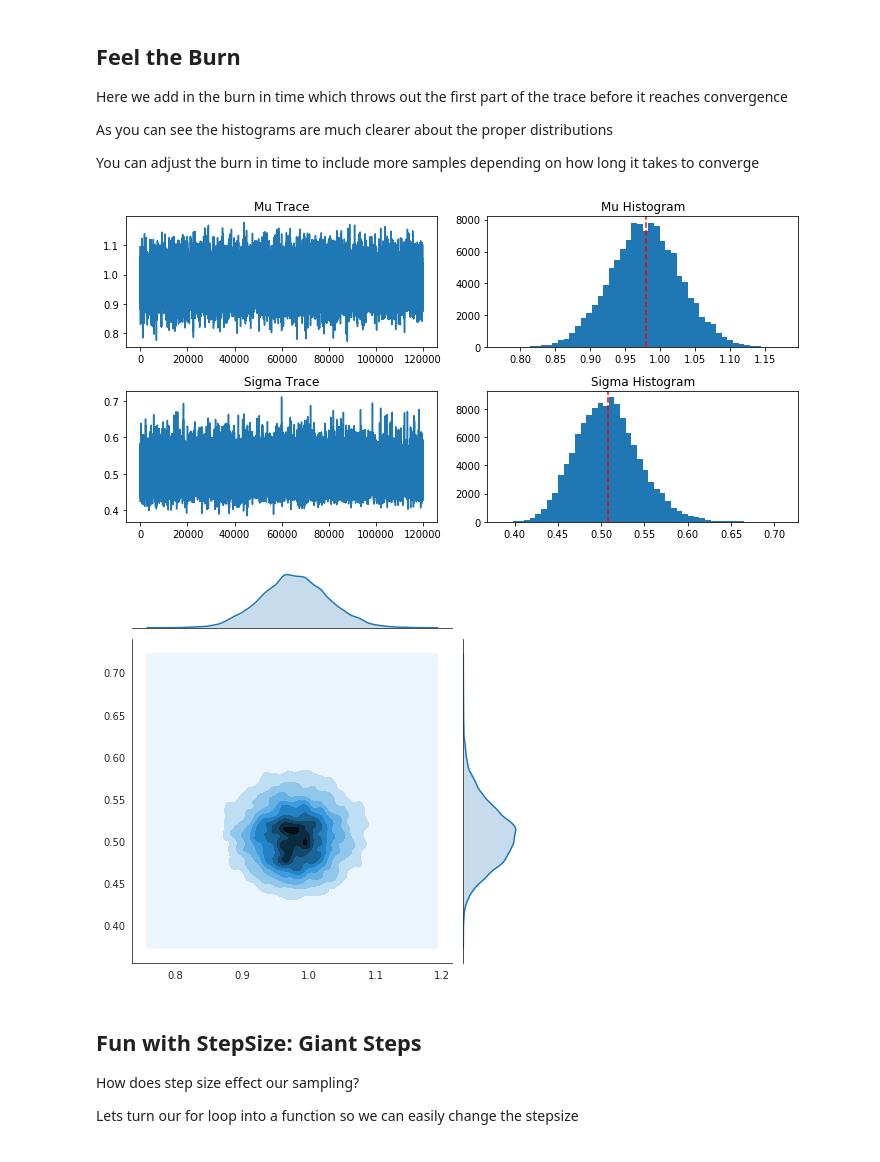
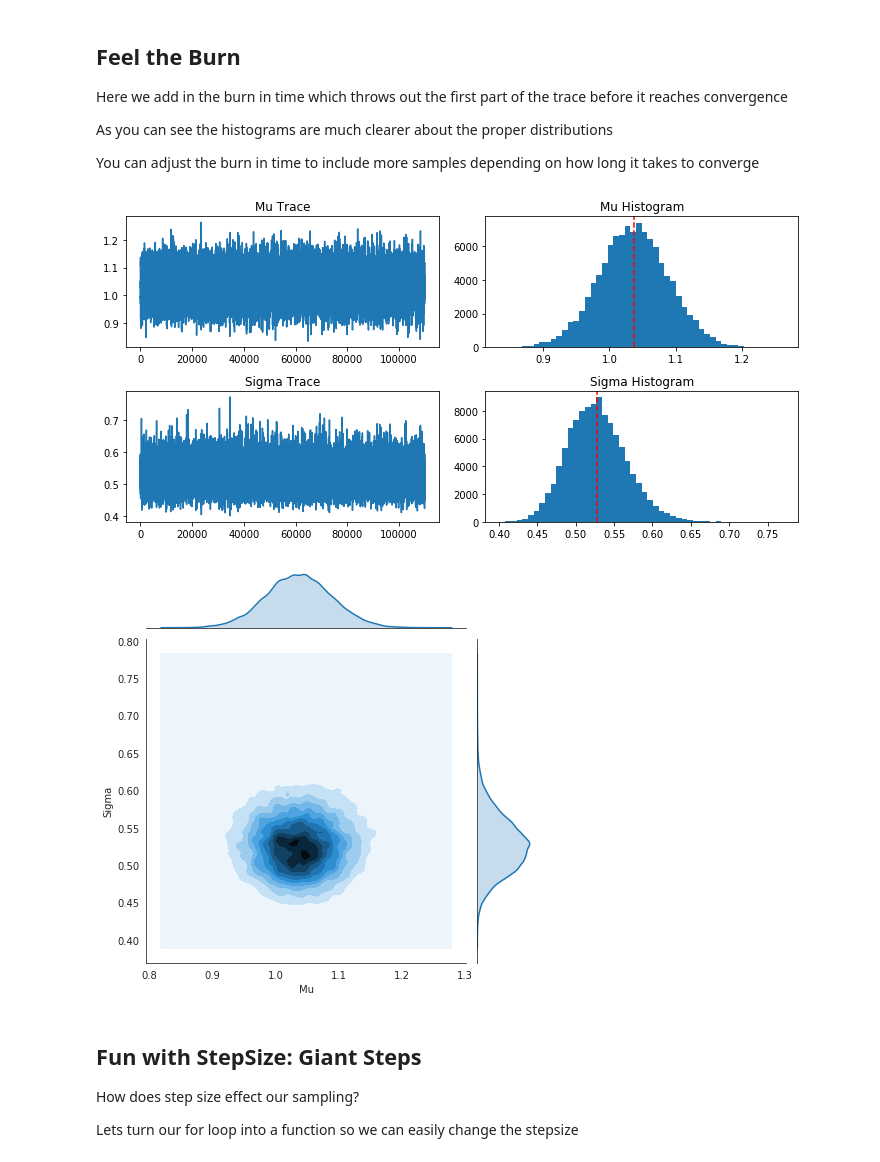
Before and after one commit to Bmcgarry194/sampling, a Jupyter notebook: sampling.ipynb, the cells around one changed output. Saved outputs shown, nothing was run; the diff lists cells and outputs as text; code cells hidden in the pictures.

```diff
--- a/sampling.ipynb
+++ b/sampling.ipynb
@@ -172,7 +179,7 @@ nums = np.random.normal(loc=1, scale=0.5, size=100)
 ## Initialize Parameters Mu (mean) and sigma (standard deviation)
 # %%
 #All of our mus(mean) will be appended to this list
-mu = [0]
+mu = [1]
 
 #Same but for our sigma(standard deviation) values
 sigma = [3]
@@ -182,7 +189,7 @@ stepsize= 0.1
 # %% [markdown]
 ## Lets Run the Algorithm!
 # %%
-steps = 10000
+steps = 100000
 
 for i in range(steps):
     #Pick new mu and sigma values by picking a random value a stepsize away from the previous value
@@ -231,29 +238,30 @@ As you can see the histograms are much clearer about the proper distributions
 
 You can adjust the burn in time to include more samples depending on how long it takes to converge
 # %%
-burn = 100
+burn = 1000
 
 fig, axes = plt.subplots(2, 2, figsize=(10, 5))
 
 axes[0][0].plot(mu[burn:])
 axes[0][0].set_title('Mu Trace')
 axes[0][1].hist(mu[burn:], bins=50)
 axes[0][1].axvline(np.mean(mu[burn:]), linestyle='--', color='r')
 axes[0][1].set_title('Mu Histogram')
 
 axes[1][0].plot(sigma[burn:])
 axes[1][0].set_title('Sigma Trace')
 axes[1][1].hist(sigma[burn:], bins=50)
 axes[1][1].axvline(np.mean(sigma[burn:]), linestyle='--', color='r')
 axes[1][1].set_title('Sigma Histogram')
 plt.tight_layout();
 # %% [output]
-[figure, old version]
+[figure, new version]
 # %%
 with sns.axes_style('white'):
-    sns.jointplot(mu[burn:], sigma[burn:], kind='kde');
+     p = sns.jointplot(mu[burn:], sigma[burn:], kind='kde')
+p.set_axis_labels('Mu', 'Sigma');
 # %% [output]
-[figure, old version]
+[figure, new version]
 # %% [markdown]
 ## Fun with StepSize: Giant Steps
 
```
Also changed, not shown: parts of 14 cells of this notebook.
